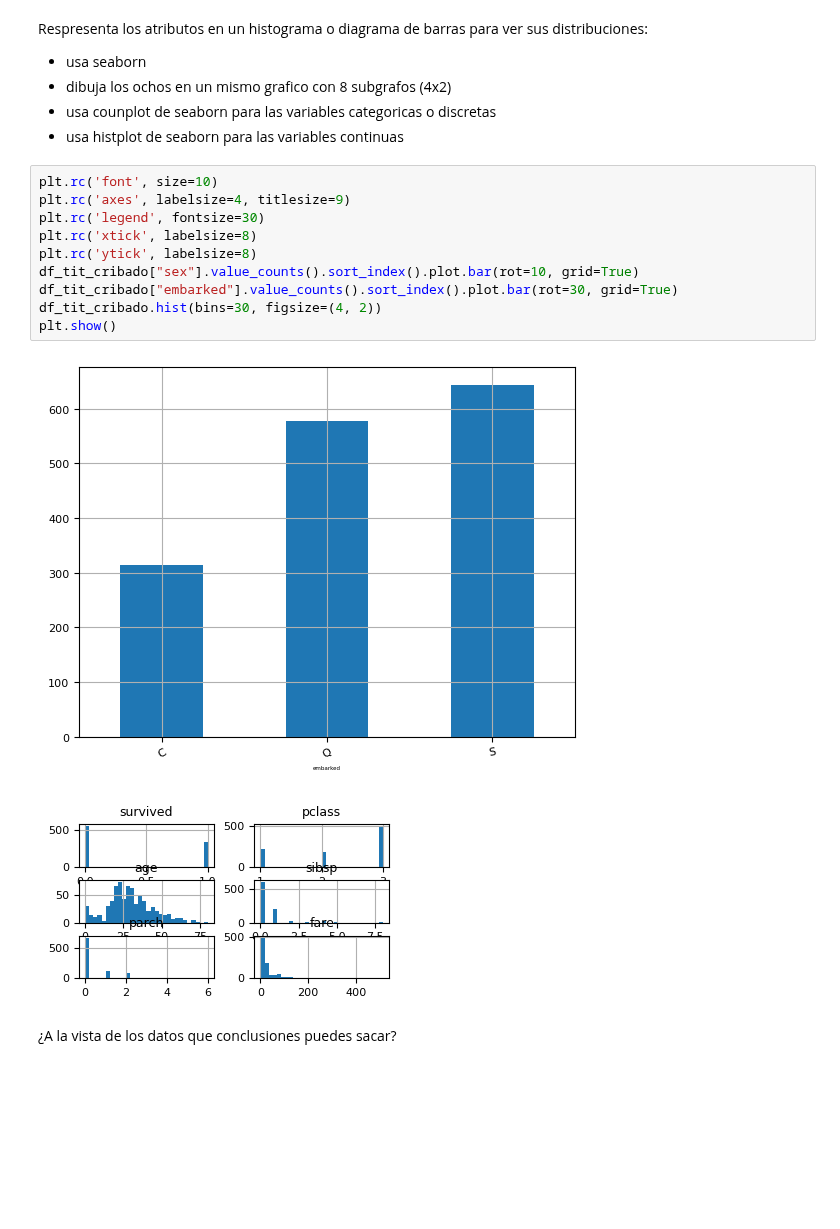
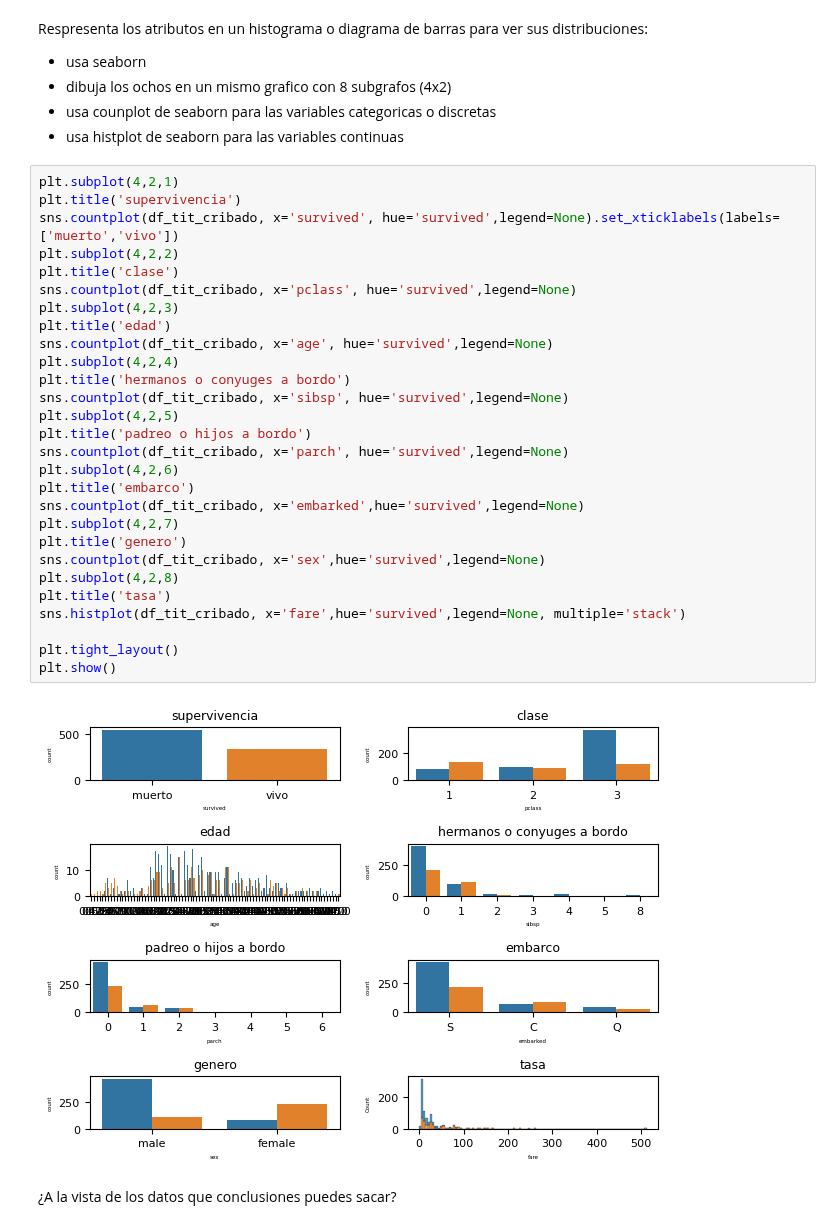
Before and after one commit to Elena2332/iabd, a Jupyter notebook: ia/sapa/2_4Ejercicios.ipynb, the cells around one changed output. Drawn from its saved outputs; the diff is of its cells as text; blank space fills up the shorter version.

```diff
--- a/ia/sapa/2_4Ejercicios.ipynb
+++ b/ia/sapa/2_4Ejercicios.ipynb
@@ -152,18 +166,35 @@ Respresenta los atributos en un histograma o diagrama de barras para ver sus dis
 - dibuja los ochos en un mismo grafico con 8 subgrafos (4x2)
 - usa counplot de seaborn para las variables categoricas o discretas
 - usa histplot de seaborn para las variables continuas
-# %%
-plt.rc('font', size=10)
-plt.rc('axes', labelsize=4, titlesize=9)
-plt.rc('legend', fontsize=30)
-plt.rc('xtick', labelsize=8)
-plt.rc('ytick', labelsize=8)
-df_tit_cribado["sex"].value_counts().sort_index().plot.bar(rot=10, grid=True)
-df_tit_cribado["embarked"].value_counts().sort_index().plot.bar(rot=30, grid=True)
-df_tit_cribado.hist(bins=30, figsize=(4, 2))
-plt.show()
-# %% [output]
-[figure, removed]
-[figure, removed]
+# %%
+plt.subplot(4,2,1)
+plt.title('supervivencia')
+sns.countplot(df_tit_cribado, x='survived', hue='survived',legend=None).set_xticklabels(labels=['muerto','vivo'])
+plt.subplot(4,2,2)
+plt.title('clase')
+sns.countplot(df_tit_cribado, x='pclass', hue='survived',legend=None)
+plt.subplot(4,2,3)
+plt.title('edad')
+sns.countplot(df_tit_cribado, x='age', hue='survived',legend=None)
+plt.subplot(4,2,4)
+plt.title('hermanos o conyuges a bordo')
+sns.countplot(df_tit_cribado, x='sibsp', hue='survived',legend=None)
+plt.subplot(4,2,5)
+plt.title('padreo o hijos a bordo')
+sns.countplot(df_tit_cribado, x='parch', hue='survived',legend=None)
+plt.subplot(4,2,6)
+plt.title('embarco')
+sns.countplot(df_tit_cribado, x='embarked',hue='survived',legend=None)
+plt.subplot(4,2,7)
+plt.title('genero')
+sns.countplot(df_tit_cribado, x='sex',hue='survived',legend=None)
+plt.subplot(4,2,8)
+plt.title('tasa')
+sns.histplot(df_tit_cribado, x='fare',hue='survived',legend=None, multiple='stack')
+
+plt.tight_layout()
+plt.show()
+# %% [output]
+[figure, added]
 # %% [markdown]
 ¿A la vista de los datos que conclusiones puedes sacar?
```
Also changed, not shown: parts of 4 cells of this notebook, 1 other file.
